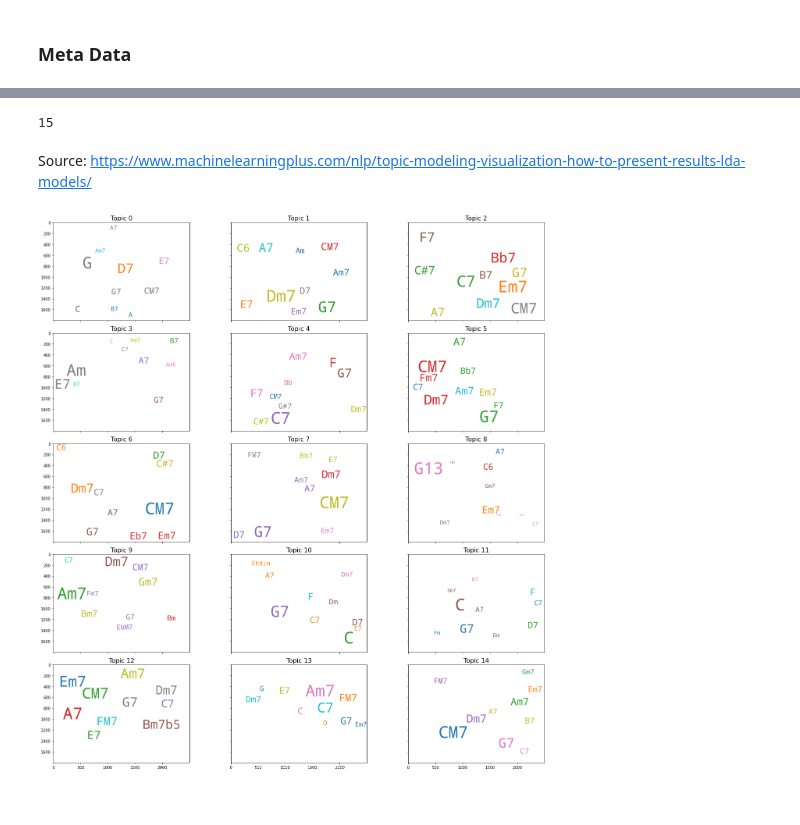
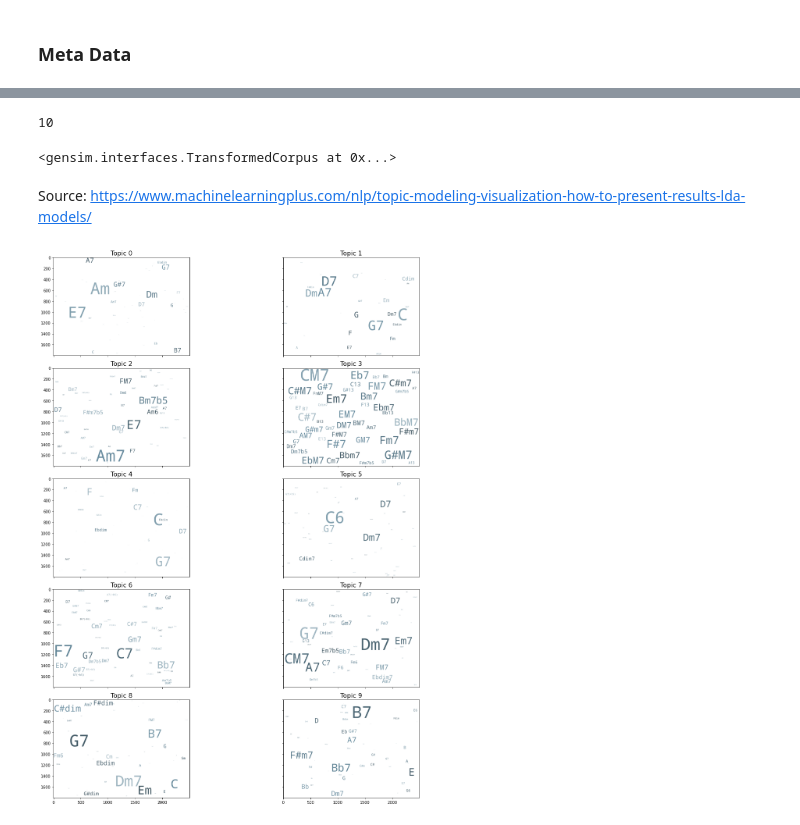
Before and after one commit to 11doris/jazz-tunes-similarity, a Jupyter notebook: chords_topics.ipynb, the cells around one changed output, grey strips where cells are left out. Drawn from its saved outputs; the diff is of its cells as text; code cells hidden in the pictures.

```diff
--- a/chords_topics.ipynb
+++ b/chords_topics.ipynb
@@ -156,15 +187,15 @@ corpus = [id2word.doc2bow(text) for text in data]
 # %%
 # Train the model on the corpus.
-#lda = models.LdaModel(common_corpus, num_topics=10)
 # Build LDA model
-lda_model = gensim.models.ldamodel.LdaModel(corpus=corpus,
-                                           id2word=id2word,
-                                           num_topics=15,
-                                           random_state=100,
-                                           #update_every=1,
-                                           #chunksize=10,
-                                           #passes=10,
-                                           alpha='symmetric',
-                                           #iterations=100,
-                                           per_word_topics=True)
+
+#lda_model = gensim.models.ldamodel.LdaModel(corpus=corpus,
+#                                           id2word=id2word,
+#                                           num_topics=10,
+#                                           random_state=100,
+#                                           #update_every=1,
+#                                           #chunksize=10,
+#                                           #passes=10,
+#                                           alpha='symmetric',
+#                                           #iterations=100,
+#                                           per_word_topics=True)
 # %% [output]
@@ -223,3 +252,9 @@ lda_model.print_topics()
+# %%
+import random
+
+def grey_color_func(word, font_size, position, orientation, random_state=None,
+                    **kwargs):
+    return "hsl(200, 22%%, %d%%)" % random.randint(30, 70)
 # %%
 # 1. Wordcloud of Top N words in each topic
 from matplotlib import pyplot as plt
@@ -234,31 +269,36 @@ cloud = WordCloud(#stopwords=stop_words,
                   height=1800,
                   #max_words=10,
                   colormap='tab10',
+                  color_func=grey_color_func,
                   #color_func=lambda *args, **kwargs: cols[i],
                   prefer_horizontal=1.0)
 
-topics = lda_model.show_topics(num_topics=15, num_words=50, formatted=False)
+topics = lda_model.show_topics(num_topics=10, num_words=50, formatted=False)
 len(topics)
 # %% [output]
-15
+10
+# %%
+lda_model[corpus]
+# %% [output]
+<gensim.interfaces.TransformedCorpus at 0x...>
 # %% [markdown]
 Source: https://www.machinelearningplus.com/nlp/topic-modeling-visualization-how-to-present-results-lda-models/
 # %%
-fig, axes = plt.subplots(5, 3, figsize=(20,20), sharex=True, sharey=True)
+fig, axes = plt.subplots(5, 2, figsize=(20,20), sharex=True, sharey=True)
 
 for i, ax in enumerate(axes.flatten()):
     fig.add_subplot(ax)
     topic_words = dict(topics[i][1])
     cloud.generate_from_frequencies(topic_words, max_font_size=300)
     plt.gca().imshow(cloud)
     plt.gca().set_title('Topic ' + str(i), fontdict=dict(size=16))
     #plt.gca().axis('off')
 
 
 plt.subplots_adjust(wspace=0, hspace=0)
 #plt.axis('off')
 plt.margins(x=0, y=0)
 plt.tight_layout()
 plt.show()
 # %% [output]
-[figure, old version]
+[figure, new version]
```
Also changed, not shown: parts of 46 cells of this notebook.
